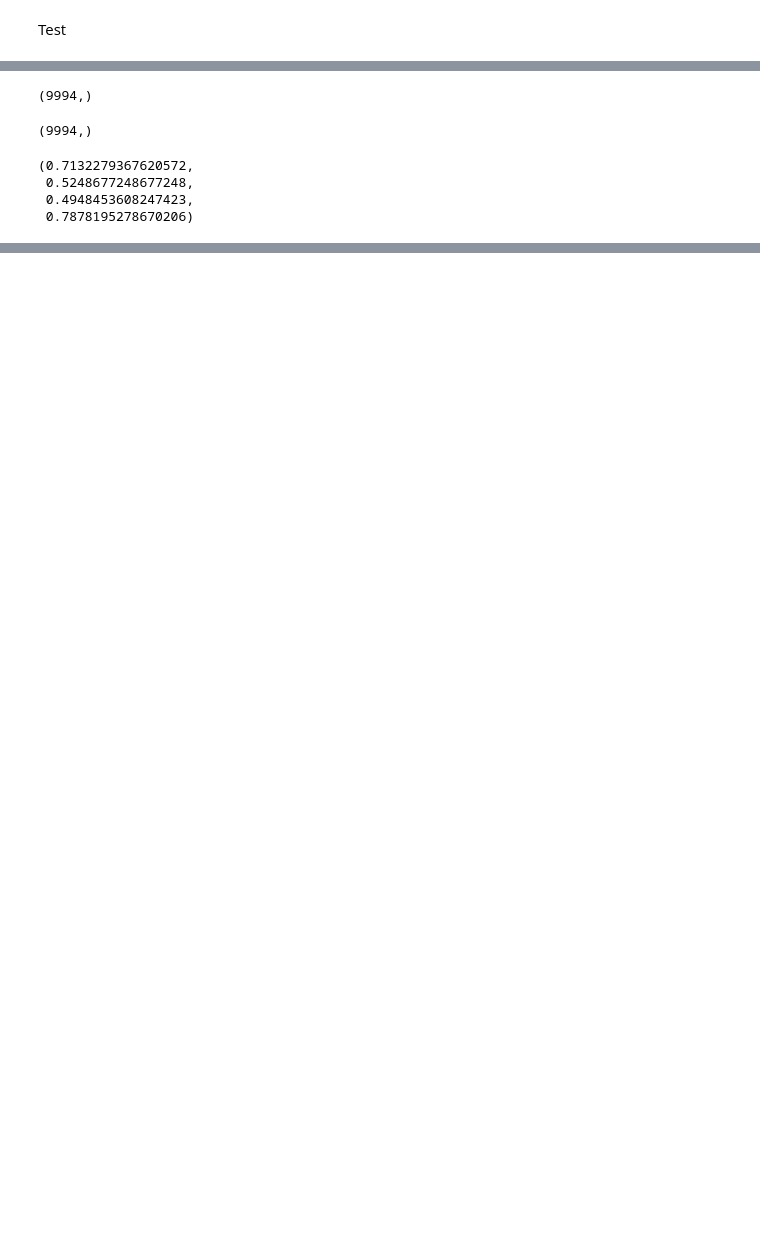
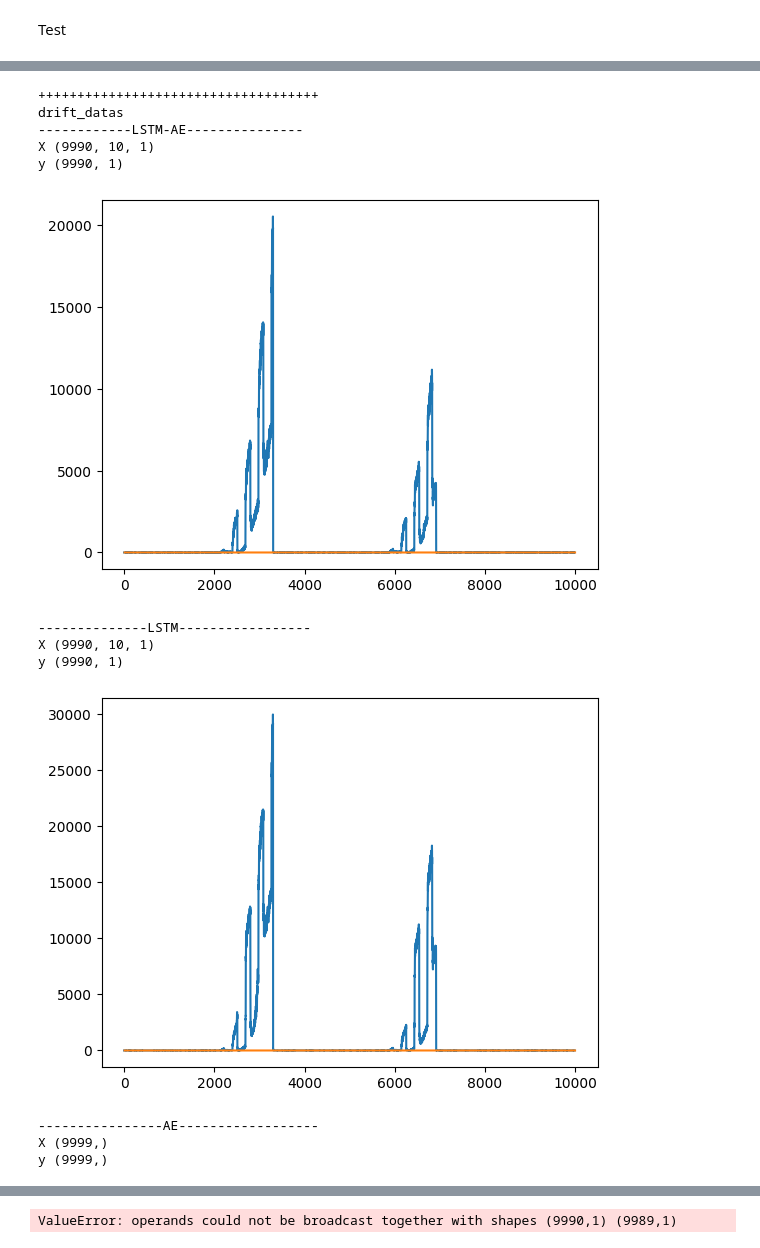
Before and after one commit to yilee10/detect_anormal, a Jupyter notebook: model_test.ipynb, the cells around one changed output, grey strips where cells are left out. Saved outputs shown, nothing was run; the diff lists cells and outputs as text; code cells hidden in the pictures; blank space fills up the shorter version.

Commit message:
LSTM-AE LSTM AE

```diff
--- a/model_test.ipynb
+++ b/model_test.ipynb
@@ -162,4 +215,10 @@ Evaluation
 # %%
-perdict_error =MSE(y_test[:test_size-ntime_out],y_predict[ntime_out:test_size])
-perdict_error = perdict_error.reshape(len(perdict_error))
-perdict_error.shape
+def evaluation(y_test,y_predict,test_size,test_data,threshold):
+    perdict_error =MSE(y_test[:test_size-ntime_out],y_predict[ntime_out:test_size])
+    perdict_error = perdict_error.reshape(len(perdict_error))
+    perdict_error.shape
+
+    real_error = np.array(test_data['error'][n_time_in:test_size+n_time_in-ntime_out])
+    real_error.shape
+
+    print(error_matrix(perdict_error,real_error,threshold))
@@ -250,5 +224,0 @@ def Xy_to_AEXy(X,ntime_out): #X변형할 시계열 데이터, ntime_out만큼
-# %%
-ntime_out = 3
-X_train,y_train = Xy_to_AEXy(X,ntime_out)
-print(X_train[1+ntime_out:ntime_out+5])
-print(y_train[1:5])
@@ -259,2 +224,0 @@ print(y_train[1:5])
-# %%
-AE_model.fit(X_train, y_train, epochs=1, batch_size=100, verbose=0)
@@ -271,2 +224,0 @@ y_predict = y_predict.reshape(len(y_predict))
-# %%
-test_size = len(y_predict)
@@ -313,18 +224,0 @@ perdict 1917
-# %%
-perdict_error =MSE(y_test[:test_size-ntime_out],y_predict[ntime_out:test_size])
-perdict_error = perdict_error.reshape(len(perdict_error))
-perdict_error.shape
-# %% [output]
-(9994,)
-# %%
-real_error = np.array(test_data['error'][n_time_in:test_size+n_time_in-ntime_out])
-real_error.shape
-# %% [output]
-(9994,)
-# %%
-evaluation(perdict_error,real_error,5)
-# %% [output]
-(0.7132279367620572,
- 0.5248677248677248,
- 0.4948453608247423,
- 0.7878195278670206)
@@ -330,0 +280,16 @@ evaluation(perdict_error,real_error,5)
+# %%
+draw_graph(anormal_dictionary,n_time_in,ntime_out)
+# %% [output]
+++++++++++++++++++++++++++++++++++++
+drift_datas
+------------LSTM-AE---------------
+X (9990, 10, 1)
+y (9990, 1)
+[figure, added]
+--------------LSTM-----------------
+X (9990, 10, 1)
+y (9990, 1)
+[figure, added]
+----------------AE------------------
+X (9999,)
+y (9999,)
@@ -330,0 +297 @@ evaluation(perdict_error,real_error,5)
+ValueError: operands could not be broadcast together with shapes (9990,1) (9989,1)
```
Also changed, not shown: parts of 49 cells of this notebook.
